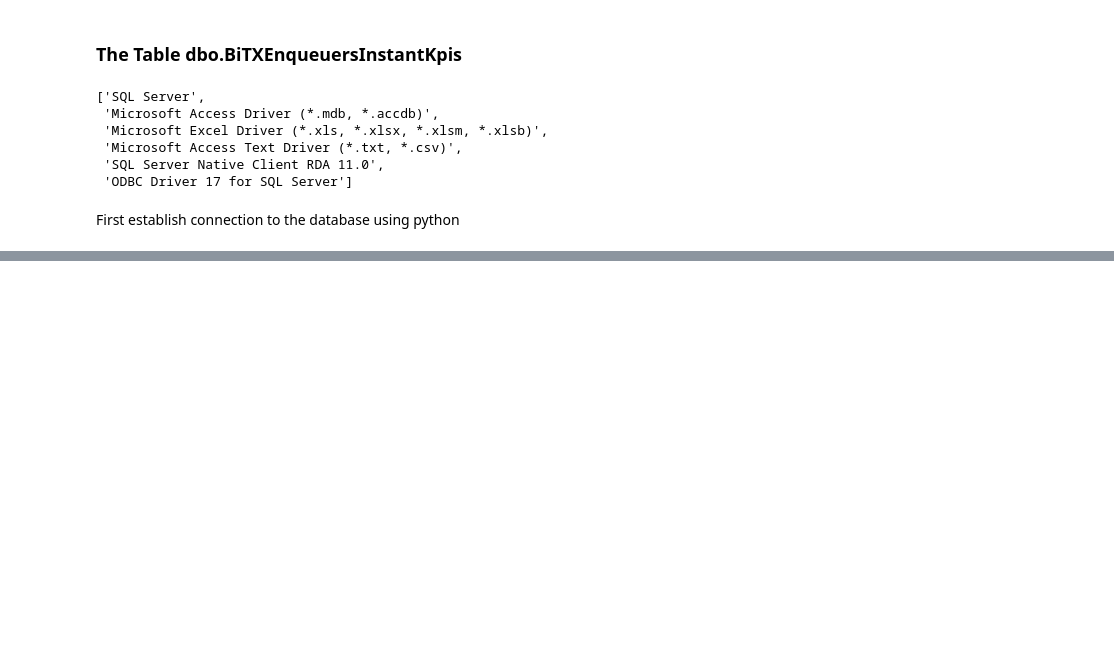
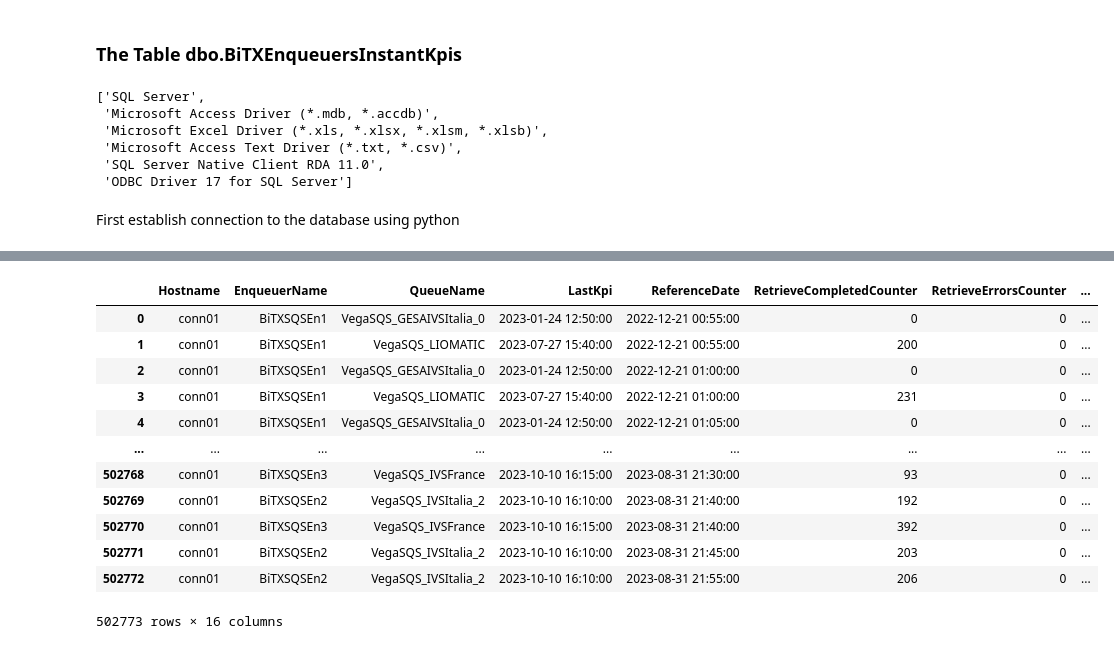
Before and after one commit to AdebanjiAdelowo/MachineLearningVENPAYBI, a Jupyter notebook: DataAnalysis_VenPayBIBiTXEnqueuersInstantKpis.ipynb, the cells around one changed output, grey strips where cells are left out. Cells and saved outputs as stored; diff of their text form; code cells hidden in the pictures; blank space fills up the shorter version.

```diff
--- a/DataAnalysis_VenPayBIBiTXEnqueuersInstantKpis.ipynb
+++ b/DataAnalysis_VenPayBIBiTXEnqueuersInstantKpis.ipynb
@@ -60,3 +58,22 @@ df_bitx3
+# %%
+drop_cols = ['PK_BiTXEnqueuerId', 'PK_BiTXEnqueuersInstantKpisId','FK_BiTXEnqueuerId']
+
+df_bitx_noids = df_bitx3.drop(drop_cols, axis=1)
+df_bitx_noids
+# %% [output]
+|  | Hostname | EnqueuerName | QueueName | LastKpi | ReferenceDate | RetrieveCompletedCounter | RetrieveErrorsCounter | ... |
+| 0 | conn01 | BiTXSQSEn1 | VegaSQS_GESAIVSItalia_0 | 2023-01-24 12:50:00 | 2022-12-21 00:55:00 | 0 | 0 | ... |
+| 1 | conn01 | BiTXSQSEn1 | VegaSQS_LIOMATIC | 2023-07-27 15:40:00 | 2022-12-21 00:55:00 | 200 | 0 | ... |
+| 2 | conn01 | BiTXSQSEn1 | VegaSQS_GESAIVSItalia_0 | 2023-01-24 12:50:00 | 2022-12-21 01:00:00 | 0 | 0 | ... |
+| 3 | conn01 | BiTXSQSEn1 | VegaSQS_LIOMATIC | 2023-07-27 15:40:00 | 2022-12-21 01:00:00 | 231 | 0 | ... |
+| 4 | conn01 | BiTXSQSEn1 | VegaSQS_GESAIVSItalia_0 | 2023-01-24 12:50:00 | 2022-12-21 01:05:00 | 0 | 0 | ... |
+| ... | ... | ... | ... | ... | ... | ... | ... | ... |
+| 502768 | conn01 | BiTXSQSEn3 | VegaSQS_IVSFrance | 2023-10-10 16:15:00 | 2023-08-31 21:30:00 | 93 | 0 | ... |
+| 502769 | conn01 | BiTXSQSEn2 | VegaSQS_IVSItalia_2 | 2023-10-10 16:10:00 | 2023-08-31 21:40:00 | 192 | 0 | ... |
+| 502770 | conn01 | BiTXSQSEn3 | VegaSQS_IVSFrance | 2023-10-10 16:15:00 | 2023-08-31 21:40:00 | 392 | 0 | ... |
+| 502771 | conn01 | BiTXSQSEn2 | VegaSQS_IVSItalia_2 | 2023-10-10 16:10:00 | 2023-08-31 21:45:00 | 203 | 0 | ... |
+| 502772 | conn01 | BiTXSQSEn2 | VegaSQS_IVSItalia_2 | 2023-10-10 16:10:00 | 2023-08-31 21:55:00 | 206 | 0 | ... |
+502773 rows × 16 columns
 # %%
 df_bitx3.describe()
 # %% [output]
```
Also changed, not shown: parts of 4 cells of this notebook, 13 other files.
